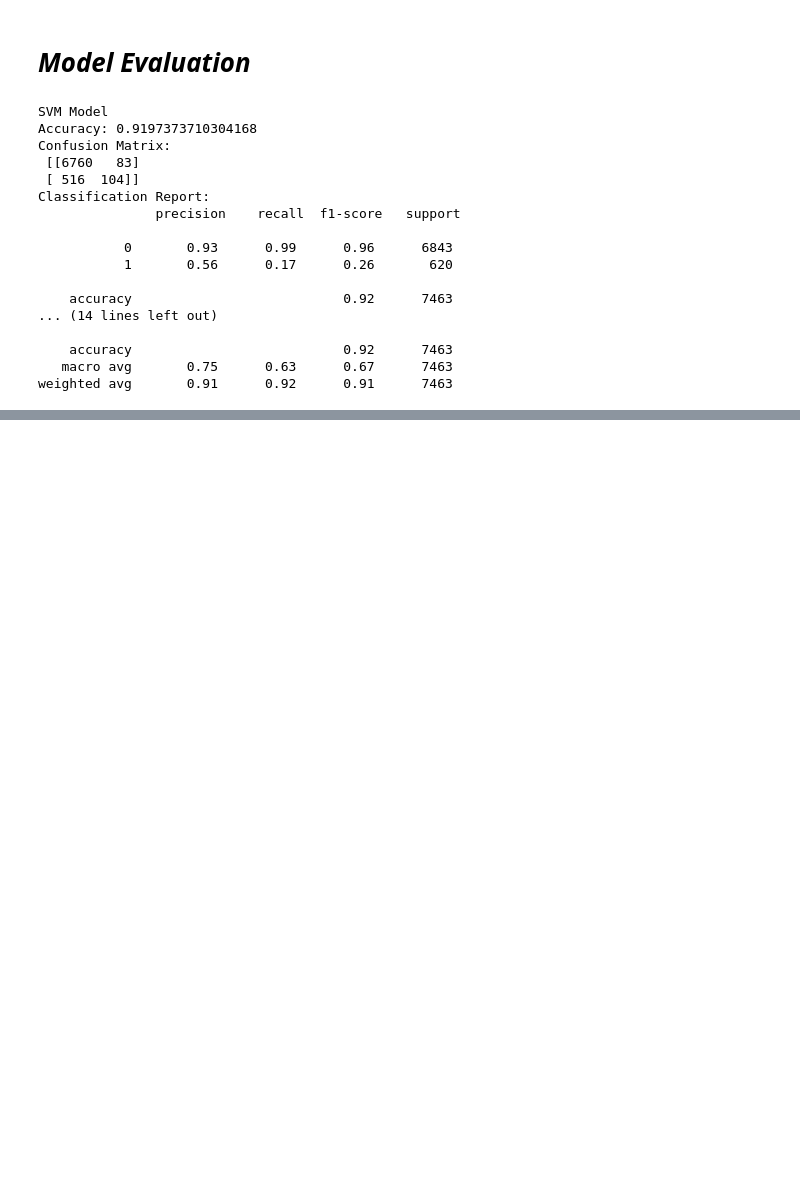
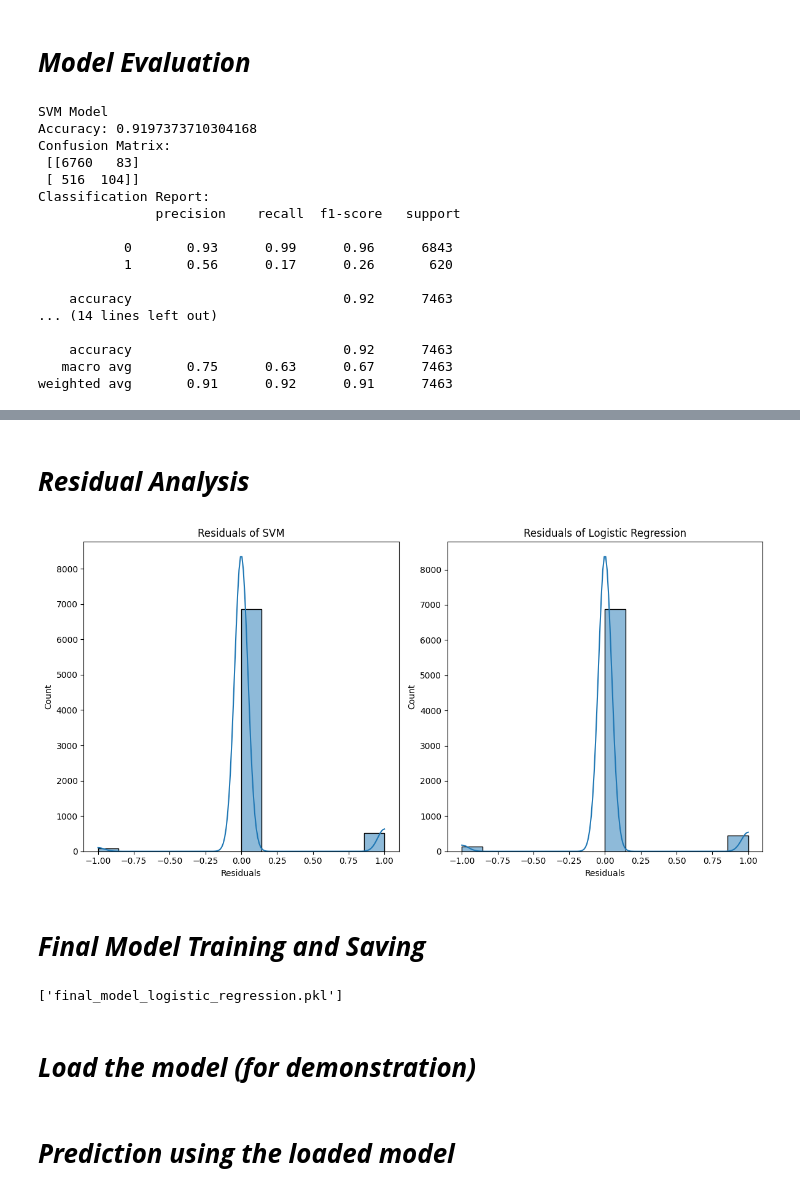
Before and after one commit to Sachin20010517/Bank-Mangement-ML-model, a Jupyter notebook: bank_management_model.ipynb, the cells around one changed output, grey strips where cells are left out. Drawn from its saved outputs; the diff is of its cells as text; code cells hidden in the pictures; blank space fills up the shorter version.

```diff
--- a/bank_management_model.ipynb
+++ b/bank_management_model.ipynb
@@ -431,0 +457,34 @@ weighted avg       0.91      0.92      0.91      7463
+# %% [markdown]
+# ***Residual Analysis***
+# %%
+# Residual Analysis
+residuals_svm = y_test - y_pred_svm
+residuals_lr = y_test - y_pred_lr
+
+plt.figure(figsize=(12, 6))
+plt.subplot(1, 2, 1)
+sns.histplot(residuals_svm, kde=True)
+plt.title('Residuals of SVM')
+plt.xlabel('Residuals')
+
+plt.subplot(1, 2, 2)
+sns.histplot(residuals_lr, kde=True)
+plt.title('Residuals of Logistic Regression')
+plt.xlabel('Residuals')
+
+plt.tight_layout()
+plt.show()
+# %% [output]
+[figure, added]
+# %% [markdown]
+# ***Final Model Training and Saving***
+# %%
+final_model = best_lr.fit(X, y)
+
+# Save the model for future use
+import joblib
+joblib.dump(final_model, 'final_model_logistic_regression.pkl')
+# %% [output]
+['final_model_logistic_regression.pkl']
+# %% [markdown]
+# ***Load the model (for demonstration)***
@@ -431,0 +494,2 @@ weighted avg       0.91      0.92      0.91      7463
+# %% [markdown]
+# ***Prediction using the loaded model***
```
Also changed, not shown: parts of 12 cells of this notebook.
